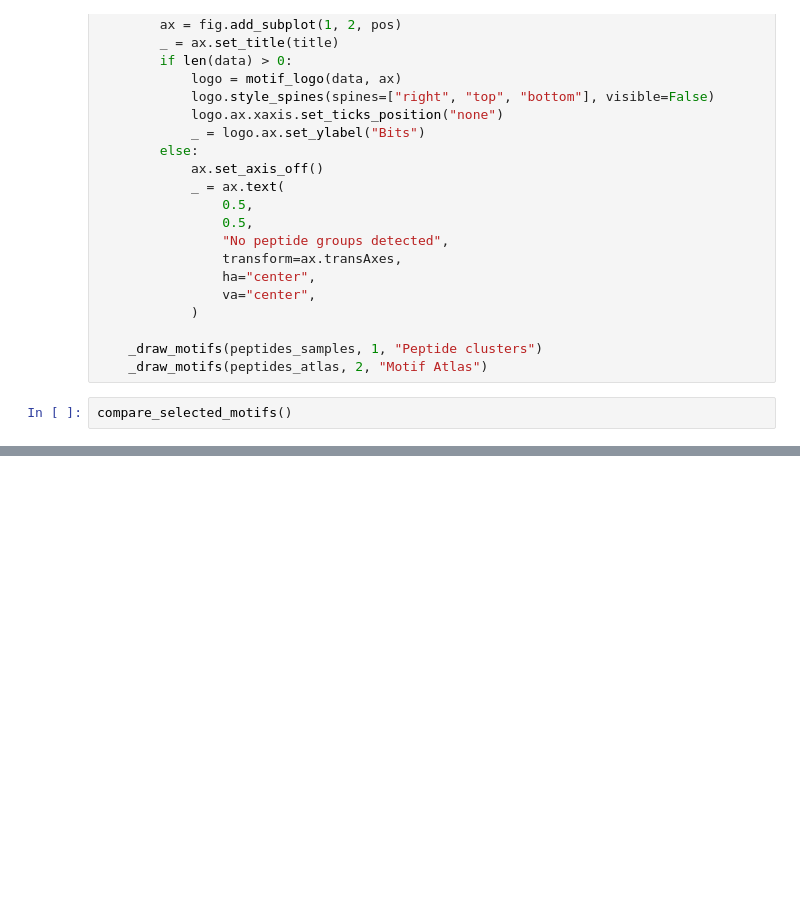
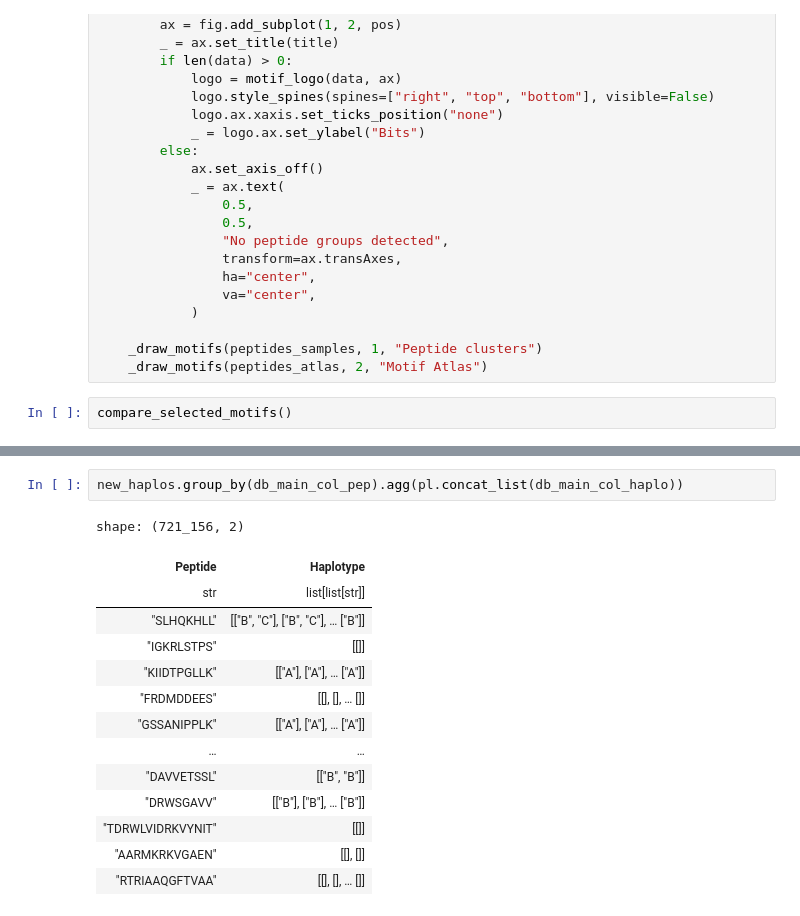
Before and after one commit to immuno-informatics/carmen-analysis, a Jupyter notebook: scripts/09_peptide_motifs_and_frequencies.ipynb, the cells around one changed output, grey strips where cells are left out. Saved outputs shown, nothing was run; the diff lists cells and outputs as text; blank space fills up the shorter version.

```diff
--- a/scripts/09_peptide_motifs_and_frequencies.ipynb
+++ b/scripts/09_peptide_motifs_and_frequencies.ipynb
@@ -5679,0 +5771,17 @@ compare_selected_motifs()
+# %%
+new_haplos.group_by(db_main_col_pep).agg(pl.concat_list(db_main_col_haplo))
+# %% [output]
+shape: (721_156, 2)
+| Peptide | Haplotype |
+| str | list[list[str]] |
+| "SLHQKHLL" | [["B", "C"], ["B", "C"], … ["B"]] |
+| "IGKRLSTPS" | [[]] |
+| "KIIDTPGLLK" | [["A"], ["A"], … ["A"]] |
+| "FRDMDDEES" | [[], [], … []] |
+| "GSSANIPPLK" | [["A"], ["A"], … ["A"]] |
+| … | … |
+| "DAVVETSSL" | [["B", "B"]] |
+| "DRWSGAVV" | [["B"], ["B"], … ["B"]] |
+| "TDRWLVIDRKVYNIT" | [[]] |
+| "AARMKRKVGAEN" | [[], []] |
+| "RTRIAAQGFTVAA" | [[], [], … []] |
```
Also changed, not shown: parts of 20 cells of this notebook, 1 other file.
